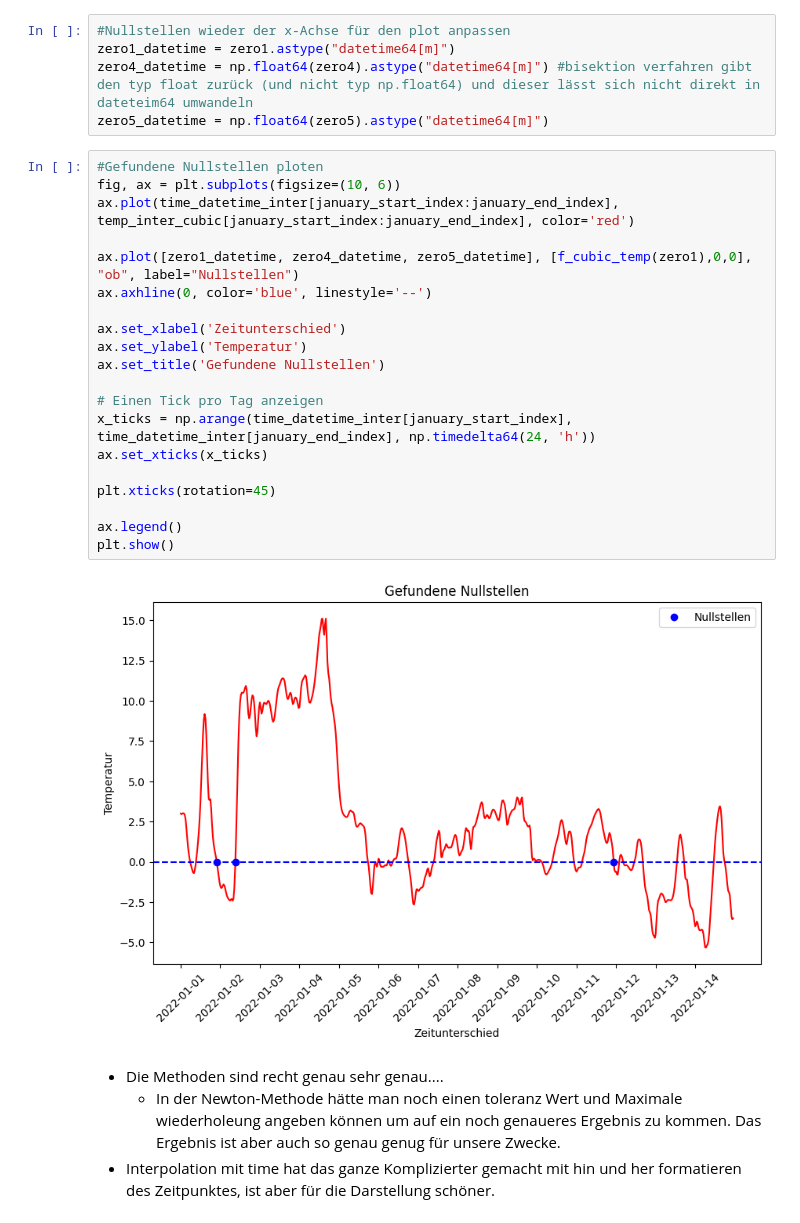
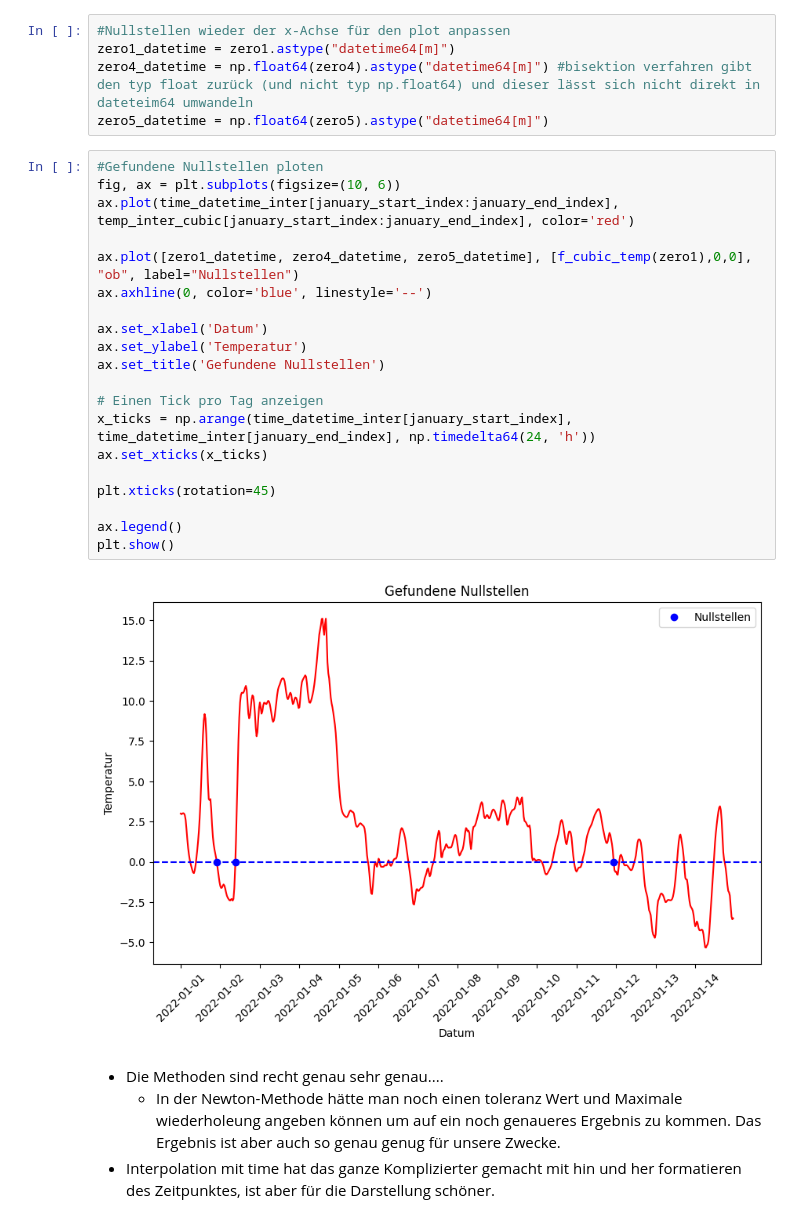
Before and after one commit to Kevin-J-Klein/NGDS-Gruppe-G, a Jupyter notebook: PlotsFürPräsi.ipynb, the cells around one changed output. Saved outputs shown, nothing was run; the diff lists cells and outputs as text.

```diff
--- a/PlotsFürPräsi.ipynb
+++ b/PlotsFürPräsi.ipynb
@@ -274,25 +274,25 @@ zero5_datetime = np.float64(zero5).astype("datetime64[m]")
 # %%
 #Gefundene Nullstellen ploten
 fig, ax = plt.subplots(figsize=(10, 6))
 ax.plot(time_datetime_inter[january_start_index:january_end_index], temp_inter_cubic[january_start_index:january_end_index], color='red')
 
 ax.plot([zero1_datetime, zero4_datetime, zero5_datetime], [f_cubic_temp(zero1),0,0], "ob", label="Nullstellen")
 ax.axhline(0, color='blue', linestyle='--')
 
-ax.set_xlabel('Zeitunterschied')
+ax.set_xlabel('Datum')
 ax.set_ylabel('Temperatur')
 ax.set_title('Gefundene Nullstellen')
 
 # Einen Tick pro Tag anzeigen
 x_ticks = np.arange(time_datetime_inter[january_start_index], time_datetime_inter[january_end_index], np.timedelta64(24, 'h'))
 ax.set_xticks(x_ticks)
 
 plt.xticks(rotation=45)
 
 ax.legend()
 plt.show()
 # %% [output]
-[figure, old version]
+[figure, new version]
 # %% [markdown]
 - Die Methoden sind recht genau sehr genau....
     - In der Newton-Methode hätte man noch einen toleranz Wert und Maximale wiederholeung angeben können um auf ein noch genaueres Ergebnis zu kommen. Das Ergebnis ist aber auch so genau genug für unsere Zwecke.
```
Also changed, not shown: parts of 1 cell of this notebook, 1 other file.
